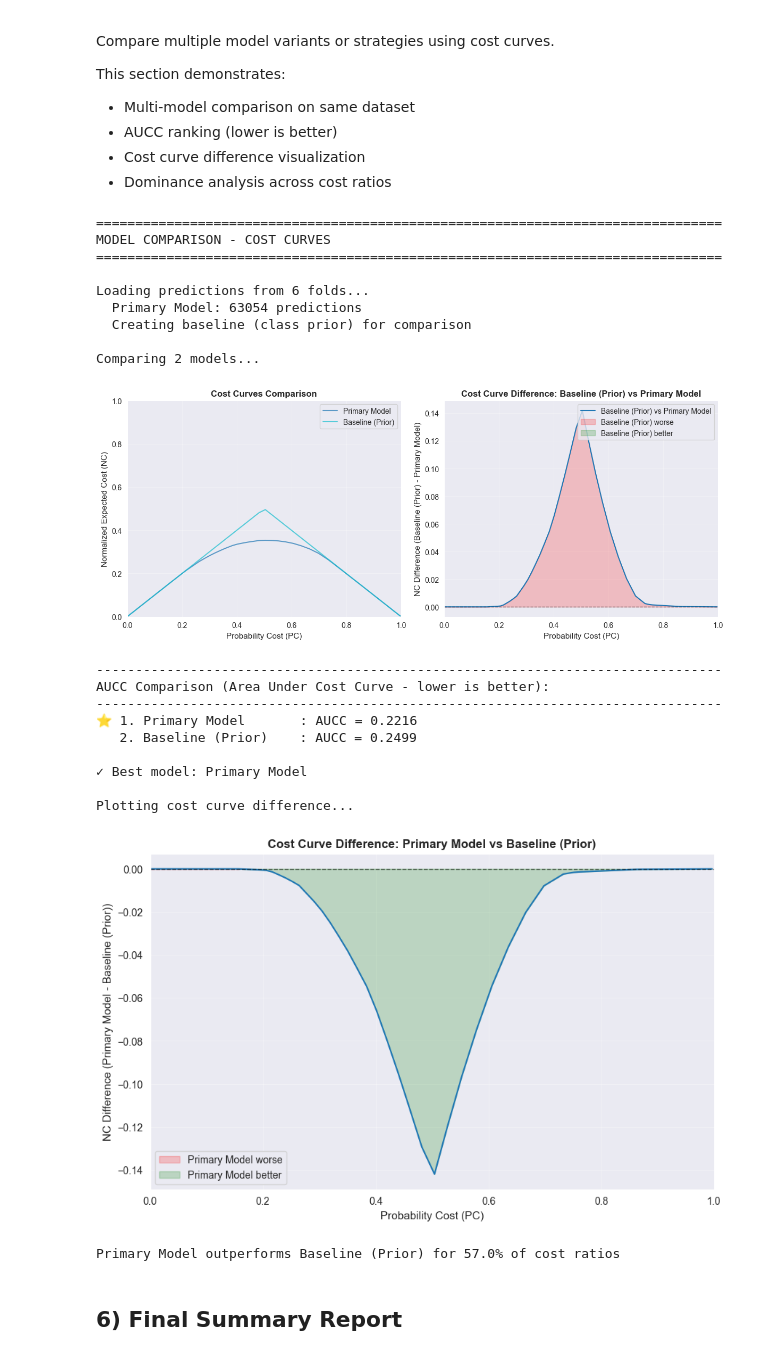
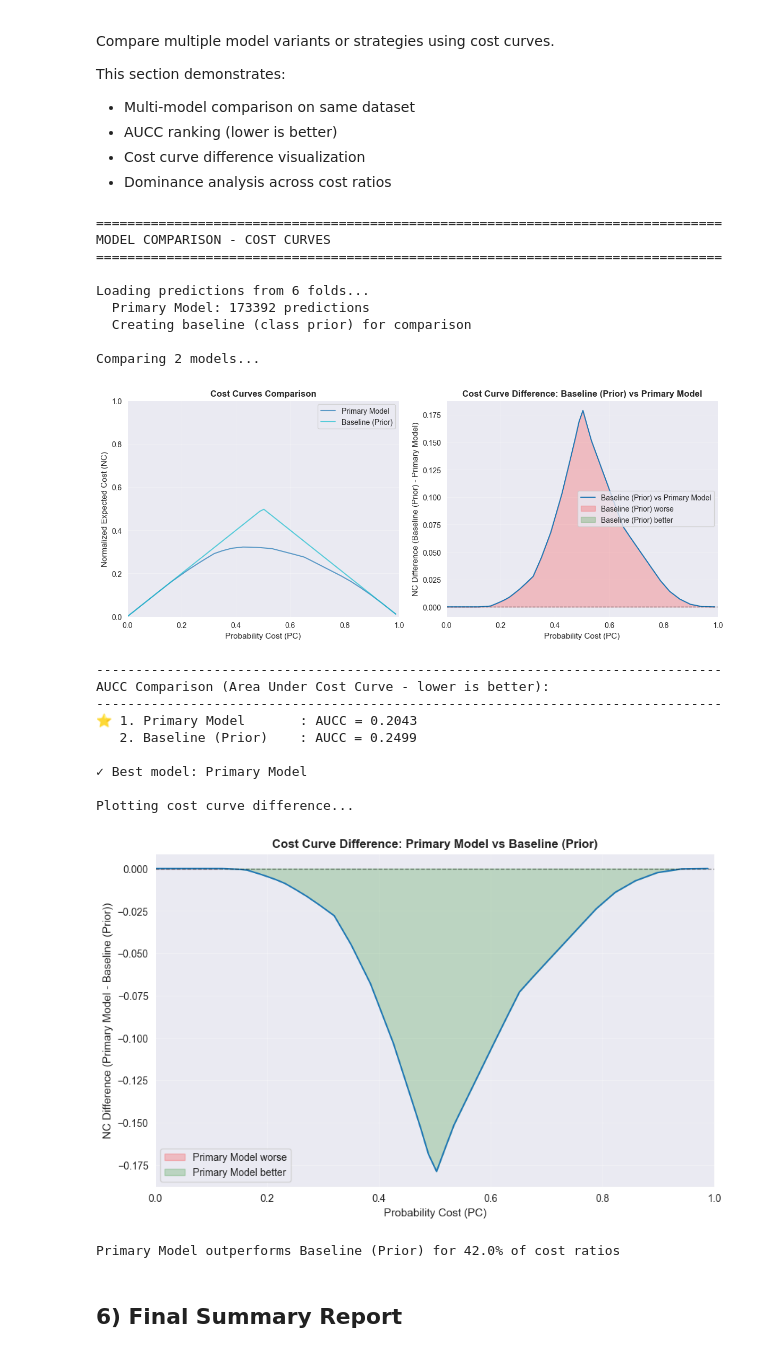
Before and after one commit to eshaangan/algos-3-topstep, a Jupyter notebook: ml_intraday_v3/ml_intraday_v3_pipeline_runner_enhanced.ipynb, the cells around one changed output. Drawn from its saved outputs; the diff is of its cells as text; code cells hidden in the pictures.

```diff
--- a/ml_intraday_v3/ml_intraday_v3_pipeline_runner_enhanced.ipynb
+++ b/ml_intraday_v3/ml_intraday_v3_pipeline_runner_enhanced.ipynb
@@ -1249,9 +1251,9 @@ print("="*80)
 # Load model predictions from disk
 try:
     # The pipeline saves predictions per fold in:
-    # RUN_DIR / "bar_size=5m" / "training" / "purged_kfold" / "fold_X" / "preds.parquet"
+    # RUN_DIR / "bar_size=1m" / "training" / "purged_kfold" / "fold_X" / "preds.parquet"
 
-    bar_size_dir = "bar_size=5m"  # Note: uses "bar_size=" prefix
+    bar_size_dir = BAR_SIZE_1M_DIR  # Note: uses "bar_size=" prefix
     training_dir = RUN_DIR / bar_size_dir / "training" / CV_KIND  # CV_KIND is "purged_kfold" or "cpcv"
 
     if not training_dir.exists():
@@ -1368,7 +1370,7 @@ try:
 except FileNotFoundError as e:
     print(f"\n⚠️  {e}")
     print("\nExpected structure:")
-    print(f"  RUN_DIR/bar_size=5m/training/{CV_KIND if 'CV_KIND' in dir() else 'purged_kfold'}/fold_X/preds.parquet")
+    print(f"  RUN_DIR/bar_size=1m/training/{CV_KIND if 'CV_KIND' in dir() else 'purged_kfold'}/fold_X/preds.parquet")
 
 except Exception as e:
     print(f"\n⚠️  Error: {e}")
@@ -1429,7 +1431,7 @@ print("="*80)
 
 try:
     # Load predictions from disk (same as cost curves section)
-    bar_size_dir = "bar_size=5m"
+    bar_size_dir = BAR_SIZE_1M_DIR
     training_dir = RUN_DIR / bar_size_dir / "training" / CV_KIND
 
     if not training_dir.exists():
@@ -1600,7 +1602,7 @@ try:
 except FileNotFoundError as e:
     print(f"\n⚠️  {e}")
     print("\nExpected structure:")
-    print(f"  RUN_DIR/bar_size=5m/training/{CV_KIND if 'CV_KIND' in dir() else 'purged_kfold'}/fold_X/preds.parquet")
+    print(f"  RUN_DIR/bar_size=1m/training/{CV_KIND if 'CV_KIND' in dir() else 'purged_kfold'}/fold_X/preds.parquet")
 
 except Exception as e:
     print(f"\n⚠️  Error: {e}")
@@ -3138,8 +3140,8 @@ run_cmd([
 ])
 
 # Analyze backtest
-bt_summary, trades_df = analyze_backtest("5m", CV_KIND)
+bt_summary, trades_df = analyze_backtest("1m", CV_KIND)
 
 # Overfitting diagnostics (DSR)
-of_results = analyze_overfitting(trades_df, "5m")
+of_results = analyze_overfitting(trades_df, "1m")
 # %% [output]
@@ -3184,7 +3186,7 @@ print("BACKTEST COST CURVE ANALYSIS")
 print("="*80)
 
 try:
-    bar_size_dir = "bar_size=5m"
+    bar_size_dir = BAR_SIZE_1M_DIR
     backtest_dir = RUN_DIR / bar_size_dir / "backtests" / CV_KIND
 
     if not backtest_dir.exists():
@@ -3293,7 +3295,7 @@ try:
 except FileNotFoundError as e:
     print(f"\n⚠️  {e}")
     print(f"\nExpected structure:")
-    print(f"  RUN_DIR/bar_size=5m/backtests/{CV_KIND if 'CV_KIND' in dir() else 'purged_kfold'}/fold_X/trades.parquet")
+    print(f"  RUN_DIR/bar_size=1m/backtests/{CV_KIND if 'CV_KIND' in dir() else 'purged_kfold'}/fold_X/trades.parquet")
 
 except Exception as e:
     print(f"\n⚠️  Error: {e}")
@@ -3678,7 +3679,7 @@ print("MODEL COMPARISON - COST CURVES")
 print("="*80)
 
 try:
-    bar_size_dir = "bar_size=5m"
+    bar_size_dir = BAR_SIZE_1M_DIR
     training_dir = RUN_DIR / bar_size_dir / "training" / CV_KIND
 
     # Load primary model predictions
@@ -3767,39 +3768,39 @@ try:
         plt.show()
 
         nc_diff = curves[model_names[0]]['nc'].values - curves[model_names[1]]['nc'].values
         pct_better = (nc_diff < 0).mean() * 100
         print(f"\n{model_names[0]} outperforms {model_names[1]} for {pct_better:.1f}% of cost ratios")
 
 except FileNotFoundError as e:
     print(f"\n⚠️  {e}")
-    print(f"\nExpected: RUN_DIR/bar_size=5m/training/{CV_KIND if 'CV_KIND' in dir() else 'purged_kfold'}/fold_X/preds.parquet")
+    print(f"\nExpected: RUN_DIR/bar_size=1m/training/{CV_KIND if 'CV_KIND' in dir() else 'purged_kfold'}/fold_X/preds.parquet")
 
 except Exception as e:
     print(f"\n⚠️  Error: {e}")
     import traceback
     traceback.print_exc()
 # %% [output]
 ================================================================================
 MODEL COMPARISON - COST CURVES
 ================================================================================
 
 Loading predictions from 6 folds...
-  Primary Model: 63054 predictions
+  Primary Model: 173392 predictions
   Creating baseline (class prior) for comparison
 
 Comparing 2 models...
-[figure, old version]
+[figure, new version]
 --------------------------------------------------------------------------------
 AUCC Comparison (Area Under Cost Curve - lower is better):
 --------------------------------------------------------------------------------
-⭐ 1. Primary Model       : AUCC = 0.2216
+⭐ 1. Primary Model       : AUCC = 0.2043
    2. Baseline (Prior)    : AUCC = 0.2499
 
 ✓ Best model: Primary Model
 
 Plotting cost curve difference...
-[figure, old version]
+[figure, new version]
-Primary Model outperforms Baseline (Prior) for 57.0% of cost ratios
+Primary Model outperforms Baseline (Prior) for 42.0% of cost ratios
 # %% [markdown]
 ## 6) Final Summary Report
 # %%
```
Also changed, not shown: parts of 18 cells of this notebook, 26 other files.
